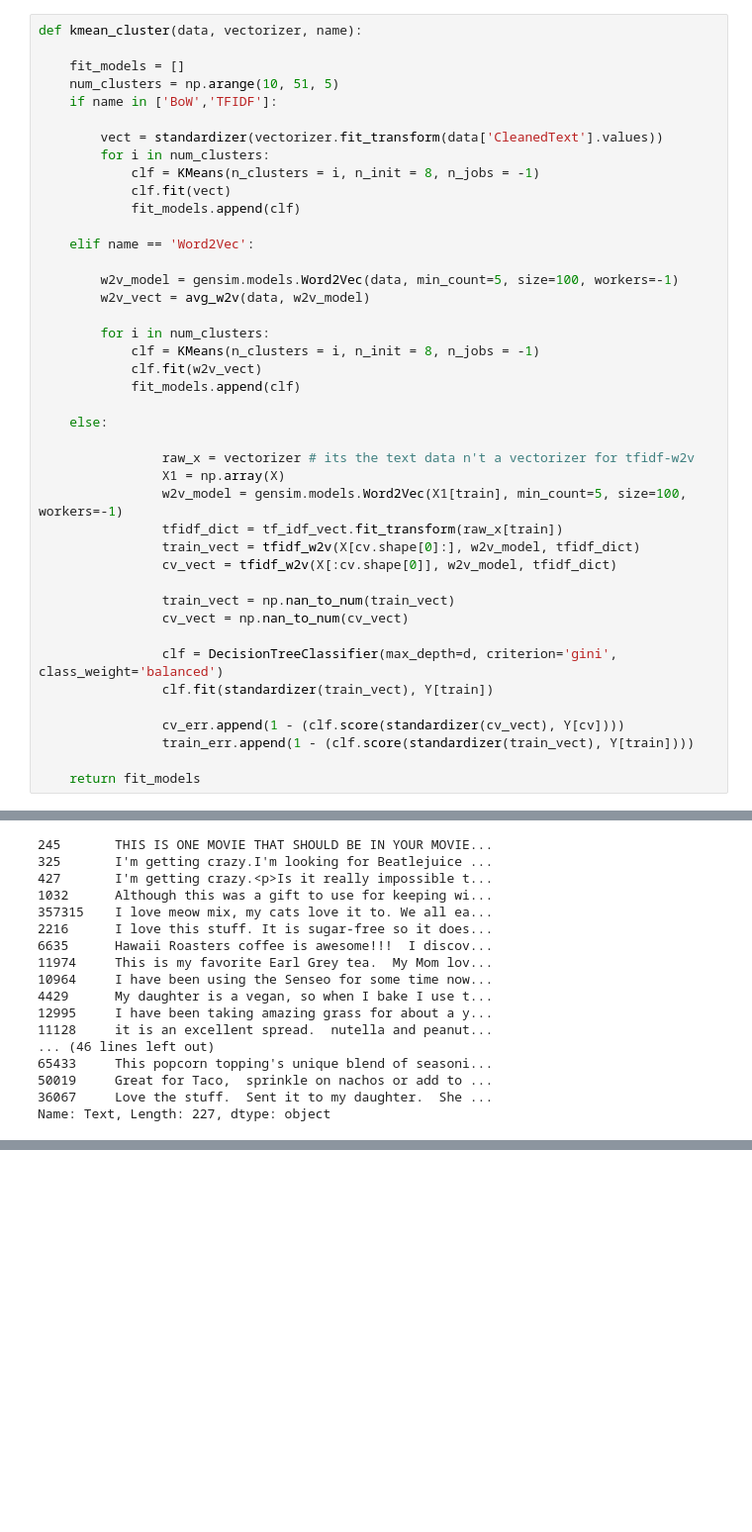
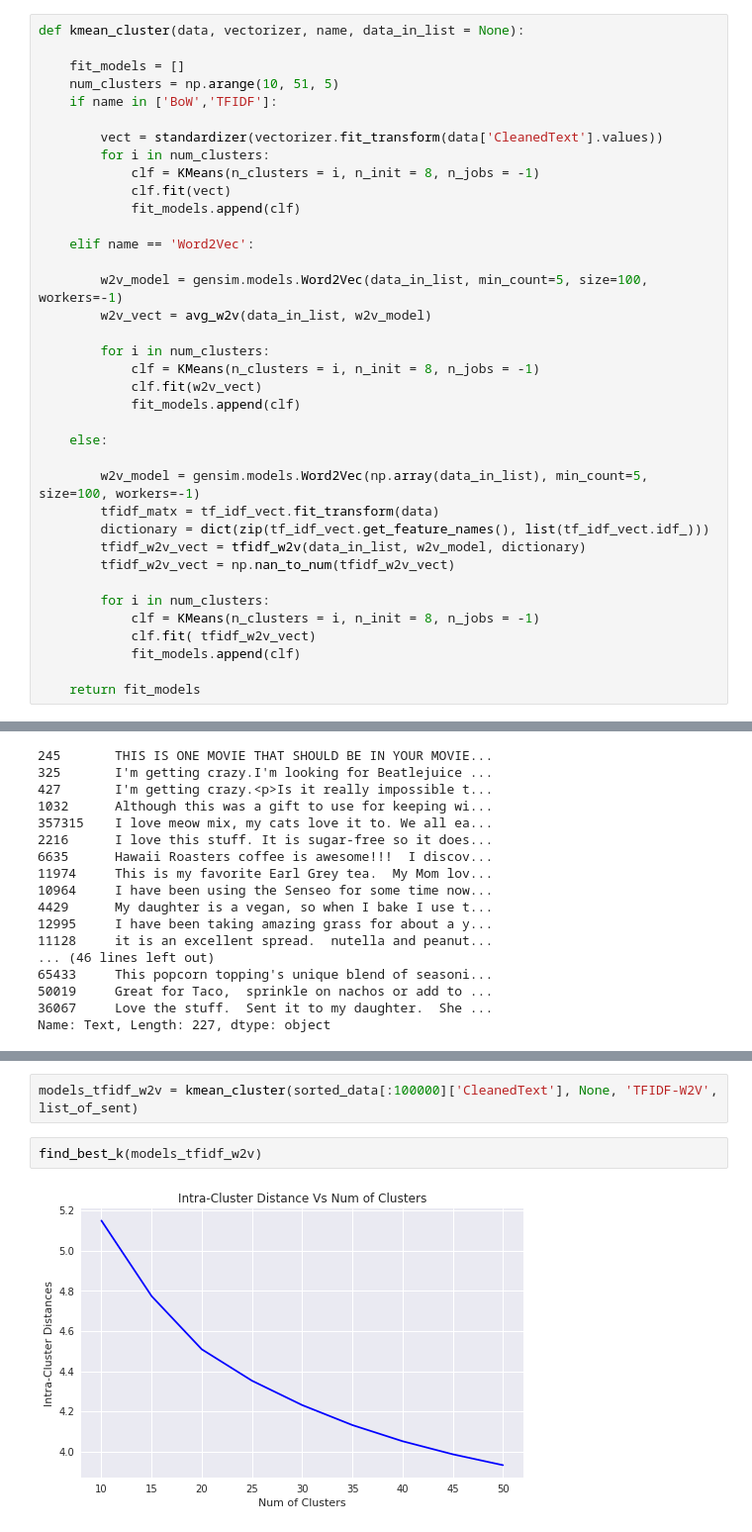
Before and after one commit to sradheya99/ML-Algorithms, a Jupyter notebook: 9.Unsupervised Learning/Unsupervised_AZ.ipynb, the cells around one changed output, grey strips where cells are left out. Shown at 99% size. Cells and saved outputs as stored; diff of their text form; blank space fills up the shorter version.

```diff
--- a/9.Unsupervised Learning/Unsupervised_AZ.ipynb
+++ b/9.Unsupervised Learning/Unsupervised_AZ.ipynb
@@ -112,7 +112,7 @@ sorted_data.head(5)
 # %% [markdown]
 ### 5.1. K-Means Clustering
 # %%
-def kmean_cluster(data, vectorizer, name):
+def kmean_cluster(data, vectorizer, name, data_in_list = None):
 
     fit_models = []
     num_clusters = np.arange(10, 51, 5)
@@ -126,8 +126,8 @@ def kmean_cluster(data, vectorizer, name):
 
     elif name == 'Word2Vec':
 
-        w2v_model = gensim.models.Word2Vec(data, min_count=5, size=100, workers=-1)
-        w2v_vect = avg_w2v(data, w2v_model)
+        w2v_model = gensim.models.Word2Vec(data_in_list, min_count=5, size=100, workers=-1)
+        w2v_vect = avg_w2v(data_in_list, w2v_model)
 
         for i in num_clusters:
             clf = KMeans(n_clusters = i, n_init = 8, n_jobs = -1)
@@ -136,21 +136,16 @@ def kmean_cluster(data, vectorizer, name):
 
     else:
 
-                raw_x = vectorizer # its the text data n't a vectorizer for tfidf-w2v
-                X1 = np.array(X)
-                w2v_model = gensim.models.Word2Vec(X1[train], min_count=5, size=100, workers=-1)
-                tfidf_dict = tf_idf_vect.fit_transform(raw_x[train])
-                train_vect = tfidf_w2v(X[cv.shape[0]:], w2v_model, tfidf_dict)
-                cv_vect = tfidf_w2v(X[:cv.shape[0]], w2v_model, tfidf_dict)
+        w2v_model = gensim.models.Word2Vec(np.array(data_in_list), min_count=5, size=100, workers=-1)
+        tfidf_matx = tf_idf_vect.fit_transform(data)
+        dictionary = dict(zip(tf_idf_vect.get_feature_names(), list(tf_idf_vect.idf_)))
+        tfidf_w2v_vect = tfidf_w2v(data_in_list, w2v_model, dictionary)
+        tfidf_w2v_vect = np.nan_to_num(tfidf_w2v_vect)
 
-                train_vect = np.nan_to_num(train_vect)
-                cv_vect = np.nan_to_num(cv_vect)
-
-                clf = DecisionTreeClassifier(max_depth=d, criterion='gini', class_weight='balanced')
-                clf.fit(standardizer(train_vect), Y[train])
-
-                cv_err.append(1 - (clf.score(standardizer(cv_vect), Y[cv])))
-                train_err.append(1 - (clf.score(standardizer(train_vect), Y[train])))
+        for i in num_clusters:
+            clf = KMeans(n_clusters = i, n_init = 8, n_jobs = -1)
+            clf.fit( tfidf_w2v_vect)
+            fit_models.append(clf)
 
     return fit_models
 # %%
@@ -608,0 +687,6 @@ len(dbscan_w2v)
+# %%
+models_tfidf_w2v = kmean_cluster(sorted_data[:100000]['CleanedText'], None, 'TFIDF-W2V', list_of_sent)
+# %%
+find_best_k(models_tfidf_w2v)
+# %% [output]
+[figure, added]
```
Also changed, not shown: parts of 37 cells of this notebook.
